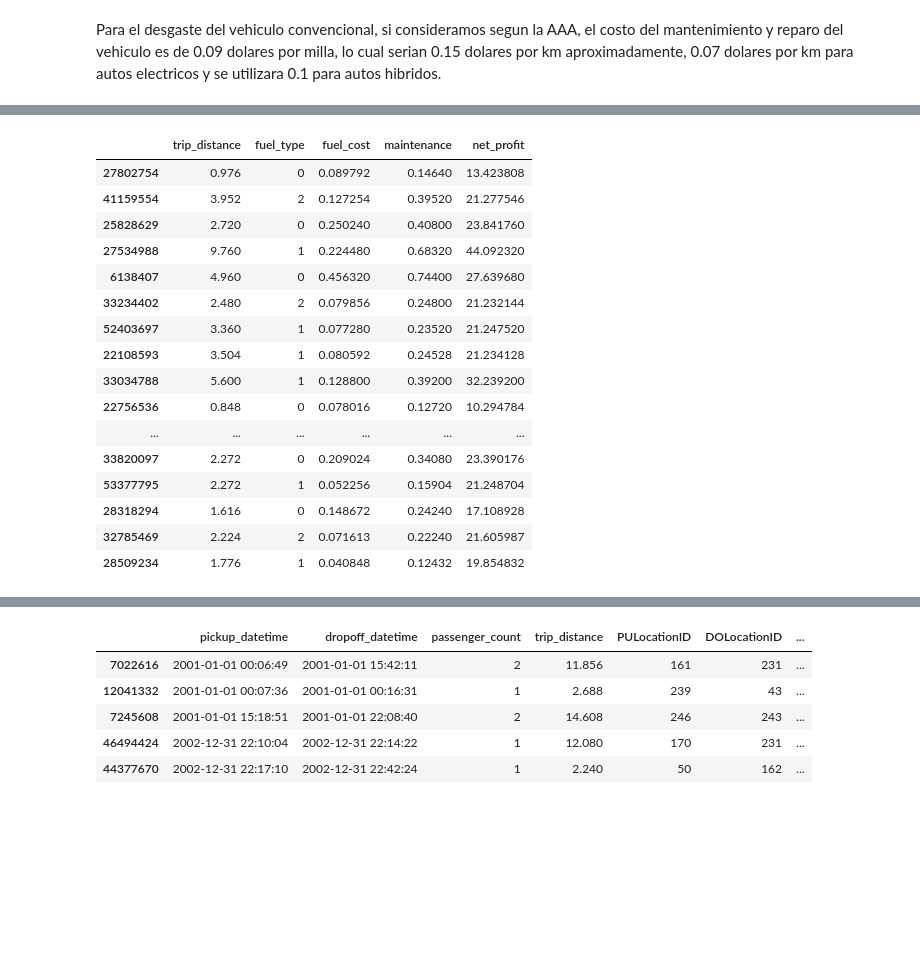
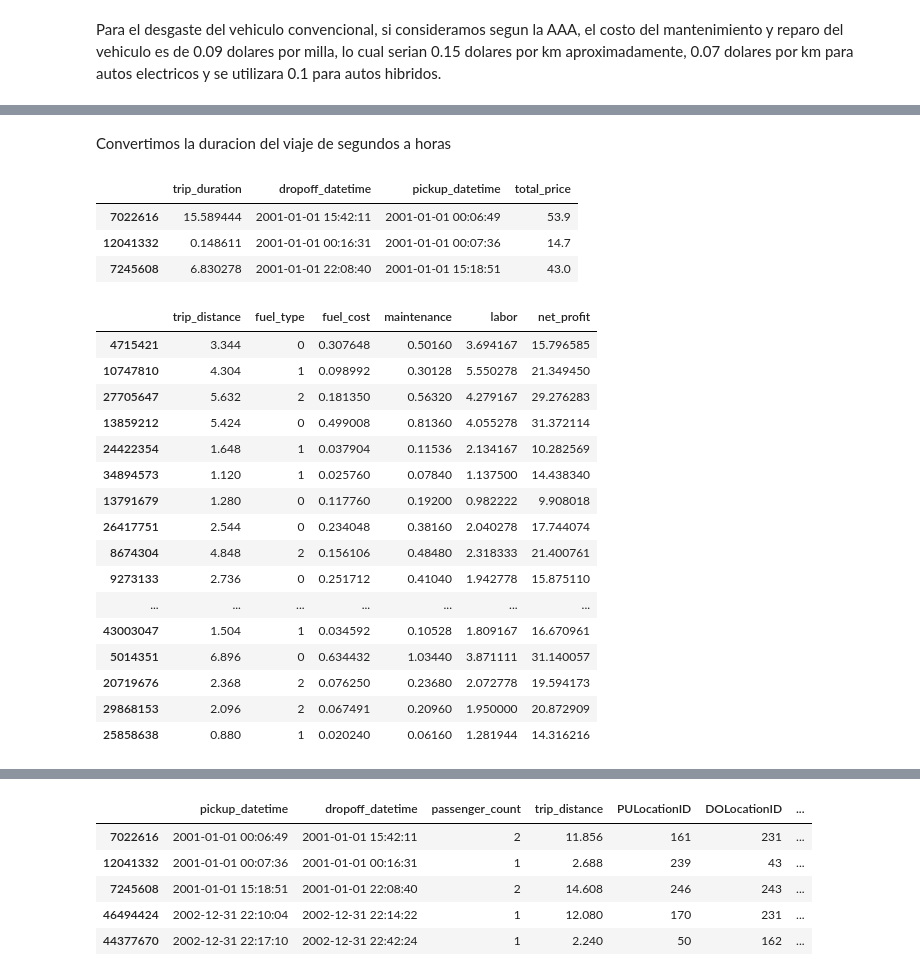
Before and after one commit to Pableren/Cab_Data_Cruise, a Jupyter notebook: Etl.ipynb, the cells around one changed output, grey strips where cells are left out. Cells and saved outputs as stored; diff of their text form; code cells hidden in the pictures; blank space fills up the shorter version.

Commit message:
col labor with sources

```diff
--- a/Etl.ipynb
+++ b/Etl.ipynb
@@ -474,3 +476,5 @@ taxis['fuel_type'] = fuel_type
+# %%
+taxis['trip_duration'] = (taxis['dropoff_datetime'] - taxis['pickup_datetime']).dt.total_seconds()
 # %%
 taxis.fuel_type.value_counts()
 # %% [output]
@@ -506,26 +512,38 @@ taxis['maintenance'] = np.where(
+# %% [markdown]
+Convertimos la duracion del viaje de segundos a horas
+# %%
+taxis["trip_duration"] = taxis["trip_duration"]/3600
+# %%
+taxis[["trip_duration","dropoff_datetime","pickup_datetime","total_price"]].head(3)
+# %% [output]
+|  | trip_duration | dropoff_datetime | pickup_datetime | total_price |
+| 7022616 | 15.589444 | 2001-01-01 15:42:11 | 2001-01-01 00:06:49 | 53.9 |
+| 12041332 | 0.148611 | 2001-01-01 00:16:31 | 2001-01-01 00:07:36 | 14.7 |
+| 7245608 | 6.830278 | 2001-01-01 22:08:40 | 2001-01-01 15:18:51 | 43.0 |
 # %%
+taxis["labor"] = taxis["trip_duration"] * 13
 taxis["fuel_cost"] = taxis["energy_consumption"]*0.92
-taxis["net_profit"] = taxis["total_price"]-taxis["fuel_cost"]-taxis["maintenance"]
+taxis["net_profit"] = taxis["total_price"]-taxis["fuel_cost"]-taxis["maintenance"]-taxis["labor"]
 # %%
-taxis[["trip_distance","fuel_type","fuel_cost","maintenance","net_profit"]].sample(20)
+taxis[["trip_distance","fuel_type","fuel_cost","maintenance","labor","net_profit"]].sample(20)
 # %% [output]
-|  | trip_distance | fuel_type | fuel_cost | maintenance | net_profit |
-| 27802754 | 0.976 | 0 | 0.089792 | 0.14640 | 13.423808 |
-| 41159554 | 3.952 | 2 | 0.127254 | 0.39520 | 21.277546 |
-| 25828629 | 2.720 | 0 | 0.250240 | 0.40800 | 23.841760 |
-| 27534988 | 9.760 | 1 | 0.224480 | 0.68320 | 44.092320 |
-| 6138407 | 4.960 | 0 | 0.456320 | 0.74400 | 27.639680 |
-| 33234402 | 2.480 | 2 | 0.079856 | 0.24800 | 21.232144 |
-| 52403697 | 3.360 | 1 | 0.077280 | 0.23520 | 21.247520 |
-| 22108593 | 3.504 | 1 | 0.080592 | 0.24528 | 21.234128 |
-| 33034788 | 5.600 | 1 | 0.128800 | 0.39200 | 32.239200 |
-| 22756536 | 0.848 | 0 | 0.078016 | 0.12720 | 10.294784 |
-| ... | ... | ... | ... | ... | ... |
-| 33820097 | 2.272 | 0 | 0.209024 | 0.34080 | 23.390176 |
-| 53377795 | 2.272 | 1 | 0.052256 | 0.15904 | 21.248704 |
-| 28318294 | 1.616 | 0 | 0.148672 | 0.24240 | 17.108928 |
-| 32785469 | 2.224 | 2 | 0.071613 | 0.22240 | 21.605987 |
-| 28509234 | 1.776 | 1 | 0.040848 | 0.12432 | 19.854832 |
+|  | trip_distance | fuel_type | fuel_cost | maintenance | labor | net_profit |
+| 4715421 | 3.344 | 0 | 0.307648 | 0.50160 | 3.694167 | 15.796585 |
+| 10747810 | 4.304 | 1 | 0.098992 | 0.30128 | 5.550278 | 21.349450 |
+| 27705647 | 5.632 | 2 | 0.181350 | 0.56320 | 4.279167 | 29.276283 |
+| 13859212 | 5.424 | 0 | 0.499008 | 0.81360 | 4.055278 | 31.372114 |
+| 24422354 | 1.648 | 1 | 0.037904 | 0.11536 | 2.134167 | 10.282569 |
+| 34894573 | 1.120 | 1 | 0.025760 | 0.07840 | 1.137500 | 14.438340 |
+| 13791679 | 1.280 | 0 | 0.117760 | 0.19200 | 0.982222 | 9.908018 |
+| 26417751 | 2.544 | 0 | 0.234048 | 0.38160 | 2.040278 | 17.744074 |
+| 8674304 | 4.848 | 2 | 0.156106 | 0.48480 | 2.318333 | 21.400761 |
+| 9273133 | 2.736 | 0 | 0.251712 | 0.41040 | 1.942778 | 15.875110 |
+| ... | ... | ... | ... | ... | ... | ... |
+| 43003047 | 1.504 | 1 | 0.034592 | 0.10528 | 1.809167 | 16.670961 |
+| 5014351 | 6.896 | 0 | 0.634432 | 1.03440 | 3.871111 | 31.140057 |
+| 20719676 | 2.368 | 2 | 0.076250 | 0.23680 | 2.072778 | 19.594173 |
+| 29868153 | 2.096 | 2 | 0.067491 | 0.20960 | 1.950000 | 20.872909 |
+| 25858638 | 0.880 | 1 | 0.020240 | 0.06160 | 1.281944 | 14.316216 |
 # %%
 taxis = pd.read_parquet("Data/process_taxis.parquet",engine='pyarrow')
 # %%
```
Also changed, not shown: parts of 3 cells of this notebook.
